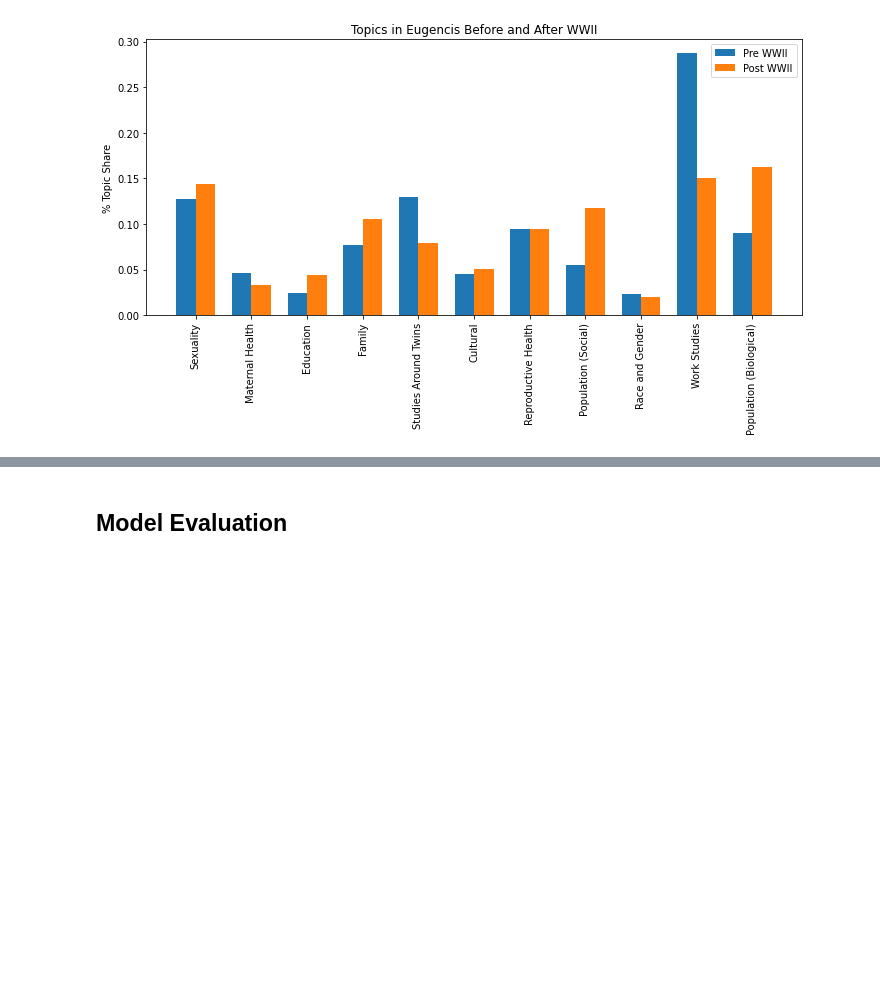
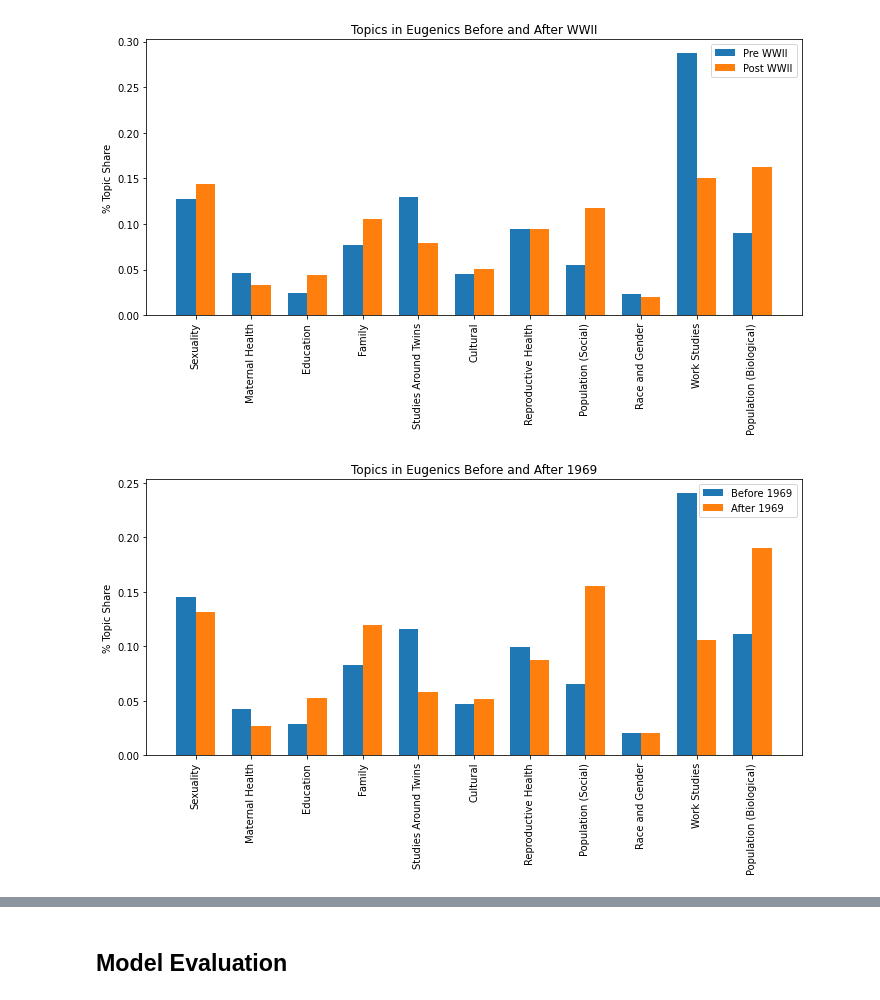
Before and after one commit to zekemorton/TopicModelingProject, a Jupyter notebook: plots.ipynb, the cells around one changed output, grey strips where cells are left out. Saved outputs shown, nothing was run; the diff lists cells and outputs as text; code cells hidden in the pictures; blank space fills up the shorter version.

```diff
--- a/plots.ipynb
+++ b/plots.ipynb
@@ -67,6 +67,48 @@ fig.tight_layout()
 plt.show()
 # %% [output]
 [figure]
+# %%
+import matplotlib
+import matplotlib.pyplot as plt
+import numpy as np
+
+num_topics = 11
+def get_sums(df):
+    topic_sums = []
+    for i in range(num_topics):
+        topic_sums.append(df[i].sum())
+
+    return topic_sums
+
+labels = ["Sexuality", "Maternal Health", "Education", "Family",
+          "Studies Around Twins", "Cultural", "Reproductive Health",  "Population (Social)",
+          "Race and Gender", "Work Studies", "Population (Biological)"]
+pre69 = get_sums(new_df[(new_df['year'] <= 1969)])
+pre69 = [x / sum(pre69) for x in pre69]
+
+post69 = get_sums(new_df[(new_df['year'] > 1969)])
+post69 = [x / sum(post69) for x in post69]
+
+x = np.arange(len(labels))  # the label locations
+width = 0.35  # the width of the bars
+
+fig, ax = plt.subplots(figsize=(10, 6))
+rects1 = ax.bar(x - width/2, pre69, width, label='Before 1969')
+rects2 = ax.bar(x + width/2, post69, width, label='After 1969')
+
+# Add some text for labels, title and custom x-axis tick labels, etc.
+ax.set_ylabel('% Topic Share')
+ax.set_title('Topics in Eugenics Before and After 1969')
+ax.set_xticks(x)
+ax.set_xticklabels(labels, rotation=90)
+ax.legend()
+
+
+fig.tight_layout()
+
+plt.show()
+# %% [output]
+[figure, added]
 # %%
 num_topics = 11
 def get_sums(df):
```
Also changed, not shown: parts of 7 cells of this notebook.
